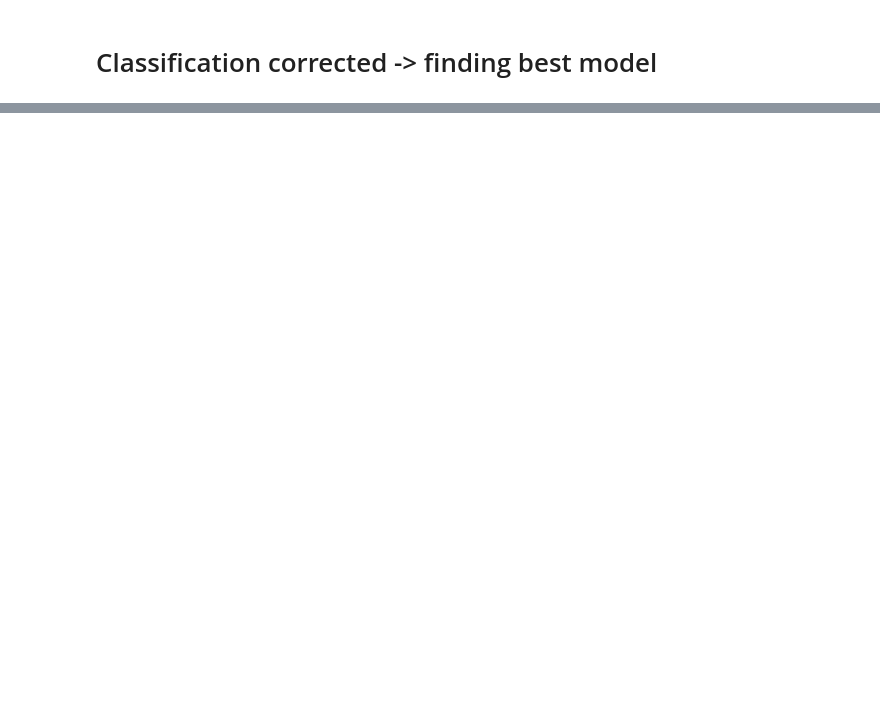
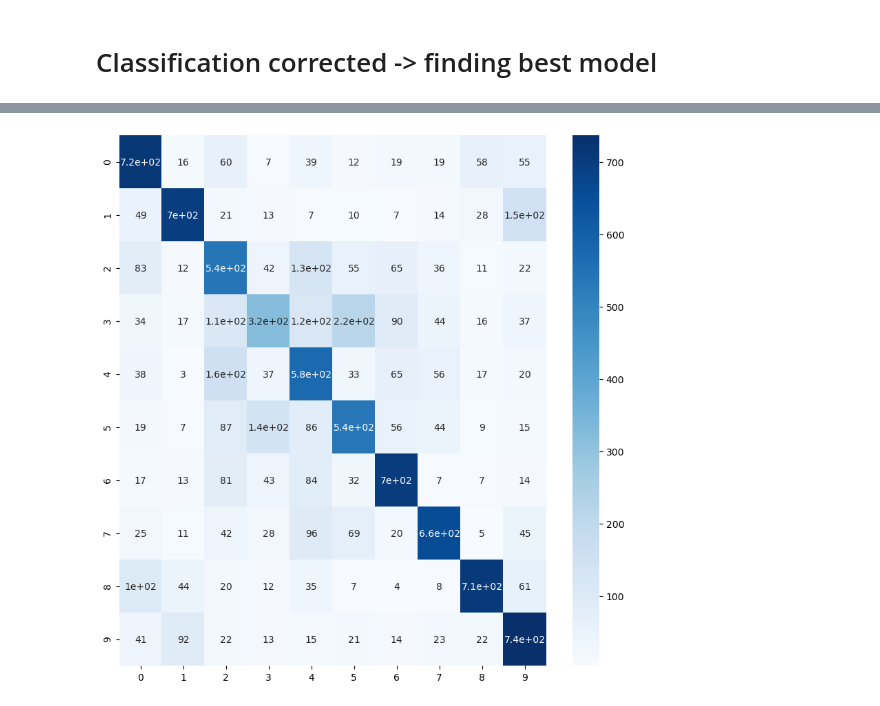
Before and after one commit to ArwenBlack/WAT_GUM, a Jupyter notebook: 01_WG_GUM.ipynb, the cells around one changed output, grey strips where cells are left out. Saved outputs shown, nothing was run; the diff lists cells and outputs as text; code cells hidden in the pictures; blank space fills up the shorter version.

```diff
--- a/01_WG_GUM.ipynb
+++ b/01_WG_GUM.ipynb
@@ -713,0 +741,11 @@ result
+# %%
+result = search_result.x
+keras.backend.clear_session()
+model = create_model(result[0], result[1], result[2], result[3], result[4], result[5],  result[6])
+es = EarlyStopping(monitor='val_loss', mode='min', patience=25, min_delta=0.0001, verbose=1, restore_best_weights=True)
+es_acc = EarlyStopping(monitor='val_accuracy', mode='max', patience=25, min_delta=0.00001, verbose=1, restore_best_weights=True)
+history = model.fit_generator(datagen.flow(x_train, y_train, batch_size=1024),
+                              epochs=200,
+                              shuffle=True,
+                              validation_data = (x_test, y_test),
+                              callbacks=[es, es_acc])
@@ -713,0 +770,8 @@ result
+# %%
+import numpy
+from sklearn.metrics import confusion_matrix, classification_report
+import seaborn as sns
+predictions = model.predict(x_test)
+predicted_classes = numpy.argmax(predictions, axis=1)
+report = classification_report(test_labels, predicted_classes)
+print(report)
@@ -713,0 +795,7 @@ result
+# %%
+cf= confusion_matrix(test_labels, predicted_classes)
+fig, ax = plt.subplots(figsize=(10,10))
+sns.heatmap(cf, annot=True, cmap='Blues', ax=ax)
+plt.show()
+# %% [output]
+[figure, added]
```
Also changed, not shown: parts of 11 cells of this notebook, 1 other file.
